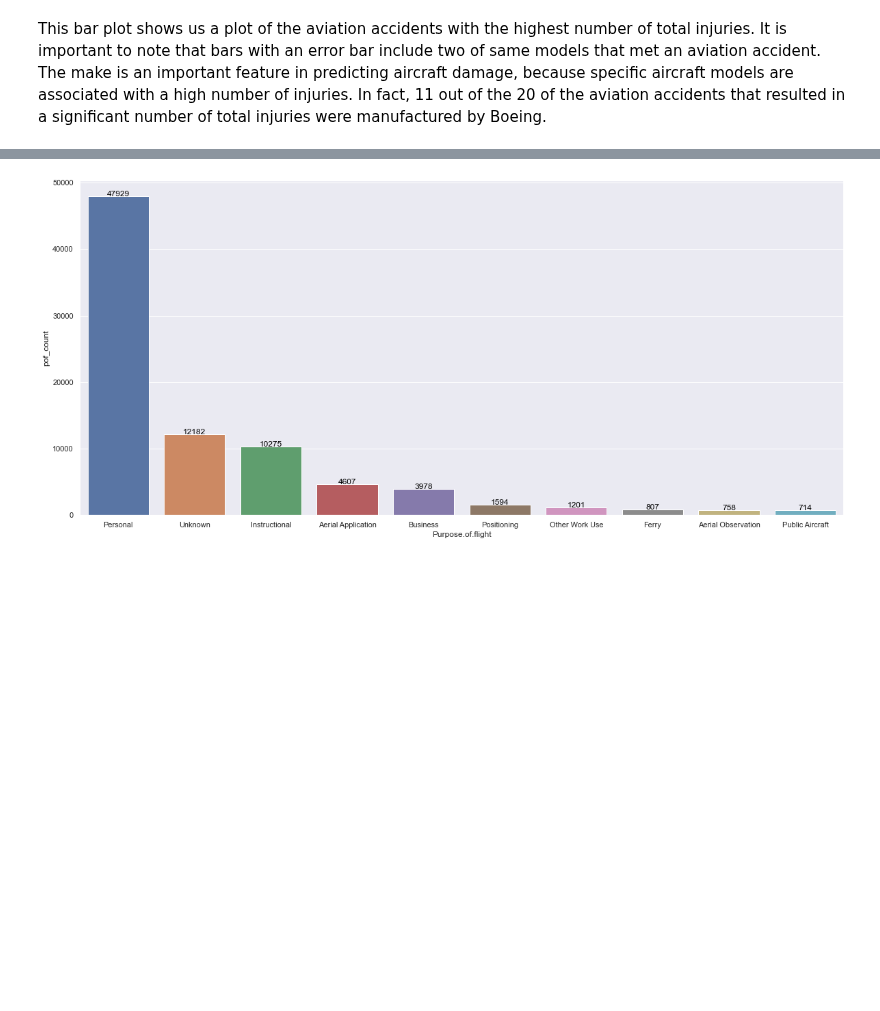
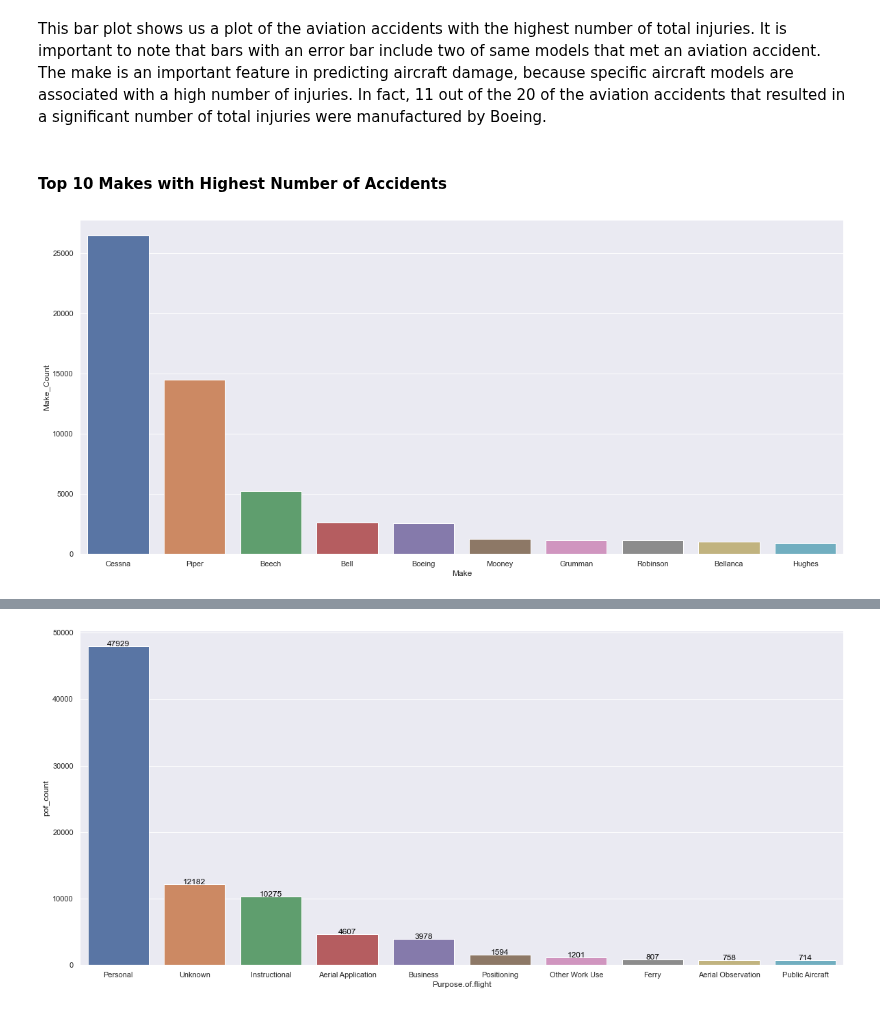
Before and after one commit to sajmera9/MachineLearning1, a Jupyter notebook: Lab 1 - Visualization and Preprocessing .ipynb, the cells around one changed output, grey strips where cells are left out. Drawn from its saved outputs; the diff is of its cells as text; code cells hidden in the pictures; blank space fills up the shorter version.

Commit message:
added finished plots for viz attributes

```diff
--- a/Lab 1 - Visualization and Preprocessing .ipynb
+++ b/Lab 1 - Visualization and Preprocessing .ipynb
@@ -482,3 +482,12 @@ plt.show()
 [figure]
 # %% [markdown]
 This bar plot shows us a plot of the aviation accidents with the highest number of total injuries. It is important to note that bars with an error bar include two of same models that met an aviation accident. The make is an important feature in predicting aircraft damage, because specific aircraft models are associated with a high number of injuries. In fact, 11 out of the 20 of the aviation accidents that resulted in a significant number of total injuries were manufactured by Boeing.
+# %% [markdown]
+#### Top 10 Makes with Highest Number of Accidents
+# %%
+totinj_make = rc_aviation.groupby(['Make']).count().reset_index().sort_values(by="Investigation.Type", ascending=False)[:10]
+totinj_make = totinj_make.rename(columns= {"Investigation.Type":"Make_Count"})
+g = sns.barplot(x="Make", y="Make_Count",data=totinj_make);
+plt.show()
+# %% [output]
+[figure, added]
```
Also changed, not shown: parts of 7 cells of this notebook.
